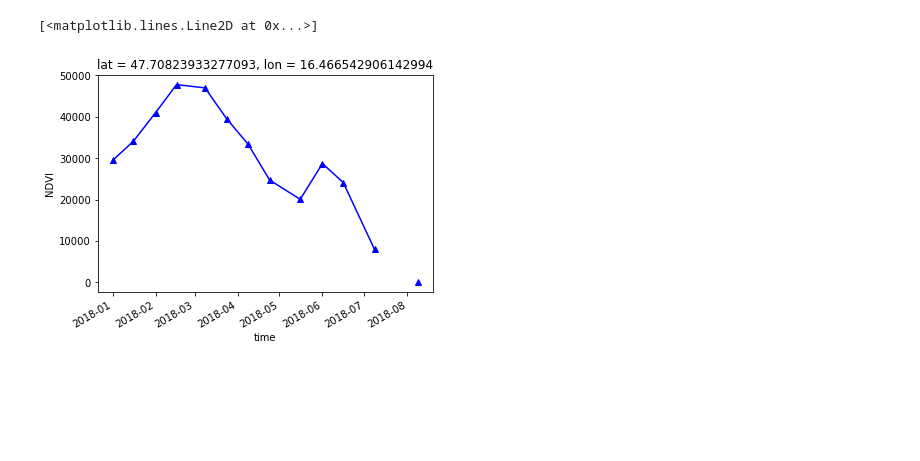
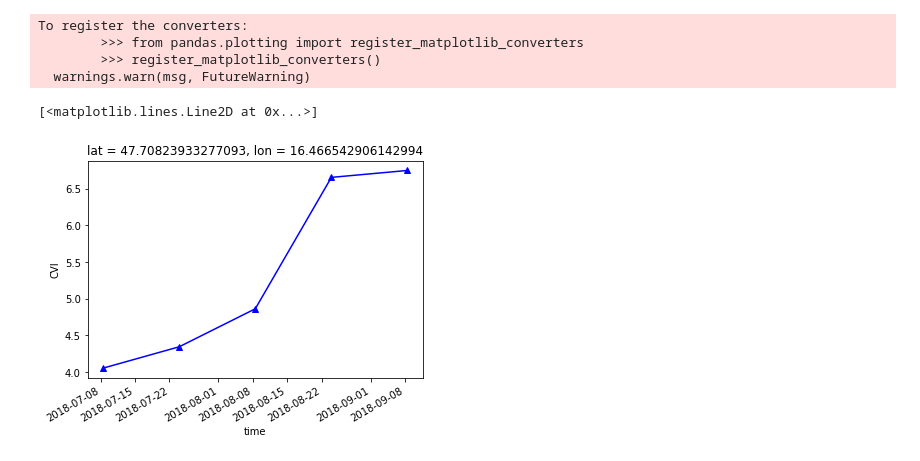
Before and after one commit to StefanBrand/masterdatacube, a Jupyter notebook: COG_to_xarray.ipynb, the cells around one changed output. Cells and saved outputs as stored; diff of their text form; code cells hidden in the pictures; blank space fills up the shorter version.

```diff
--- a/COG_to_xarray.ipynb
+++ b/COG_to_xarray.ipynb
@@ -44,8 +50,14 @@ Data variables:
     B08      (time, lat, lon) uint16 ...
     B04      (time, lat, lon) uint16 ...
-# %%
-ds.isel(lat=200, lon=200)
-da.where(da.NDVI > 0).NDVI.plot.line('b-^')
-# %% [output]
-[<matplotlib.lines.Line2D at 0x...>]
-[figure, removed]
+# %%
+# ds.isel(lat=200, lon=200).B03.plot.line('g-^')
+# ds.isel(lat=200, lon=200).B04.plot.line('r-^')
+# ds.isel(lat=200, lon=200).B08.plot.line('y-^')
+ds.isel(lat=200, lon=200).CVI.plot.line('b-^')
+# %% [output]
+To register the converters:
+        >>> from pandas.plotting import register_matplotlib_converters
+        >>> register_matplotlib_converters()
+  warnings.warn(msg, FutureWarning)
+[<matplotlib.lines.Line2D at 0x...>]
+[figure, added]
```
Also changed, not shown: parts of 2 cells of this notebook, 3 other files.
